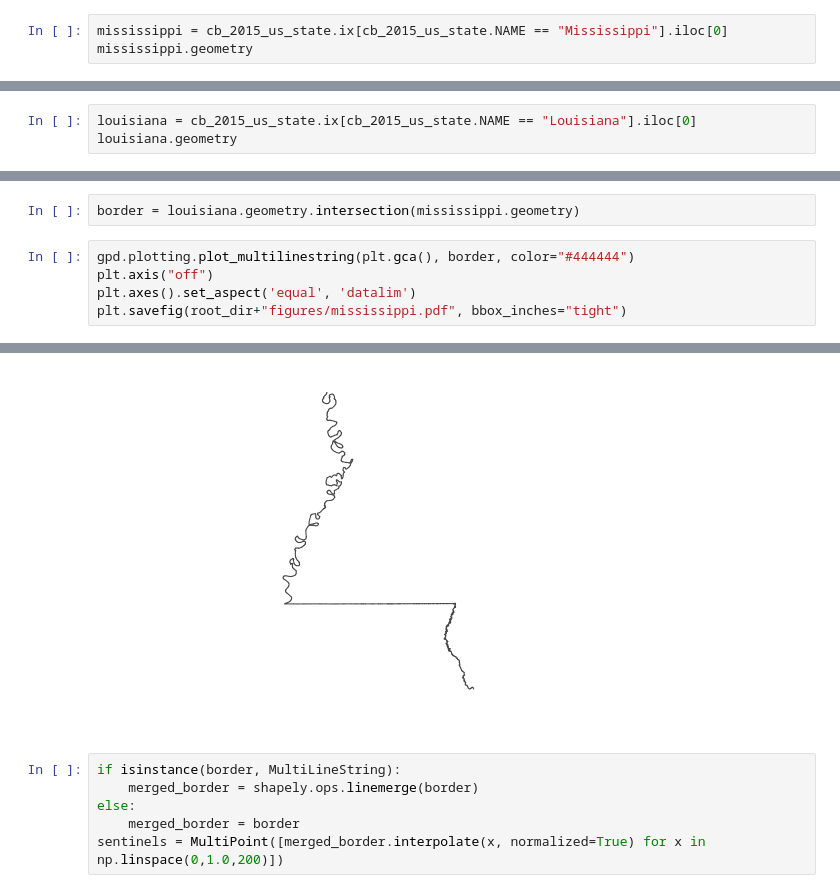
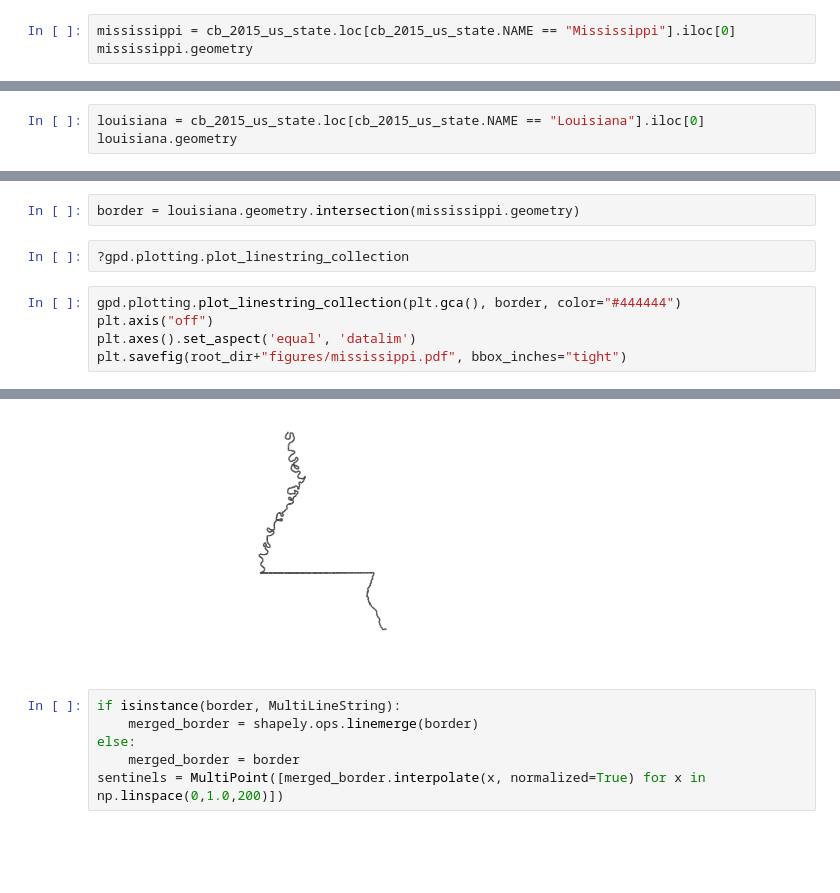
Before and after one commit to gwb/rdd-coverage, a Jupyter notebook: Maxime/notebooks/Mississippi.ipynb, the cells around one changed output, grey strips where cells are left out. Saved outputs shown, nothing was run; the diff lists cells and outputs as text; blank space fills up the shorter version.

Commit message:
updated notebooks and figures

```diff
--- a/Maxime/notebooks/Mississippi.ipynb
+++ b/Maxime/notebooks/Mississippi.ipynb
@@ -23,6 +23,6 @@ cb_2015_us_state = gpd.read_file(root_dir+"national_data/cb_2015_us_state_500k/c
 # %% [markdown]
 # Mississippi
 # %%
-mississippi = cb_2015_us_state.ix[cb_2015_us_state.NAME == "Mississippi"].iloc[0]
+mississippi = cb_2015_us_state.loc[cb_2015_us_state.NAME == "Mississippi"].iloc[0]
 mississippi.geometry
 # %% [output]
@@ -37,12 +30,14 @@ http://pandas.pydata.org/pandas-docs/stable/indexing.html#deprecate_ix
 # %%
-louisiana = cb_2015_us_state.ix[cb_2015_us_state.NAME == "Louisiana"].iloc[0]
+louisiana = cb_2015_us_state.loc[cb_2015_us_state.NAME == "Louisiana"].iloc[0]
 louisiana.geometry
 # %% [output]
 <shapely.geometry.multipolygon.MultiPolygon at 0x...>
 # %%
 border = louisiana.geometry.intersection(mississippi.geometry)
+# %%
+?gpd.plotting.plot_linestring_collection
 # %%
-gpd.plotting.plot_multilinestring(plt.gca(), border, color="#444444")
+gpd.plotting.plot_linestring_collection(plt.gca(), border, color="#444444")
 plt.axis("off")
 plt.axes().set_aspect('equal', 'datalim')
 plt.savefig(root_dir+"figures/mississippi.pdf", bbox_inches="tight")
@@ -50,4 +47,4 @@ plt.savefig(root_dir+"figures/mississippi.pdf", bbox_inches="tight")
-[figure, old version]
+[figure, new version]
 # %%
 if isinstance(border, MultiLineString):
     merged_border = shapely.ops.linemerge(border)
```
Also changed, not shown: parts of 9 cells of this notebook, 13 other files.
